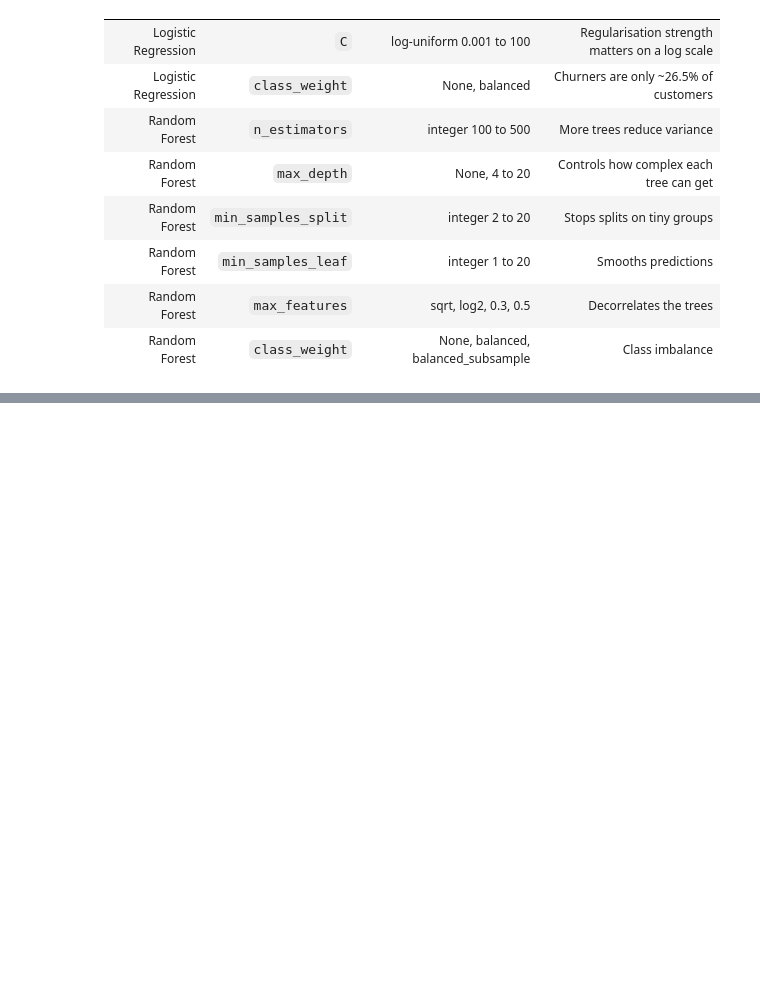
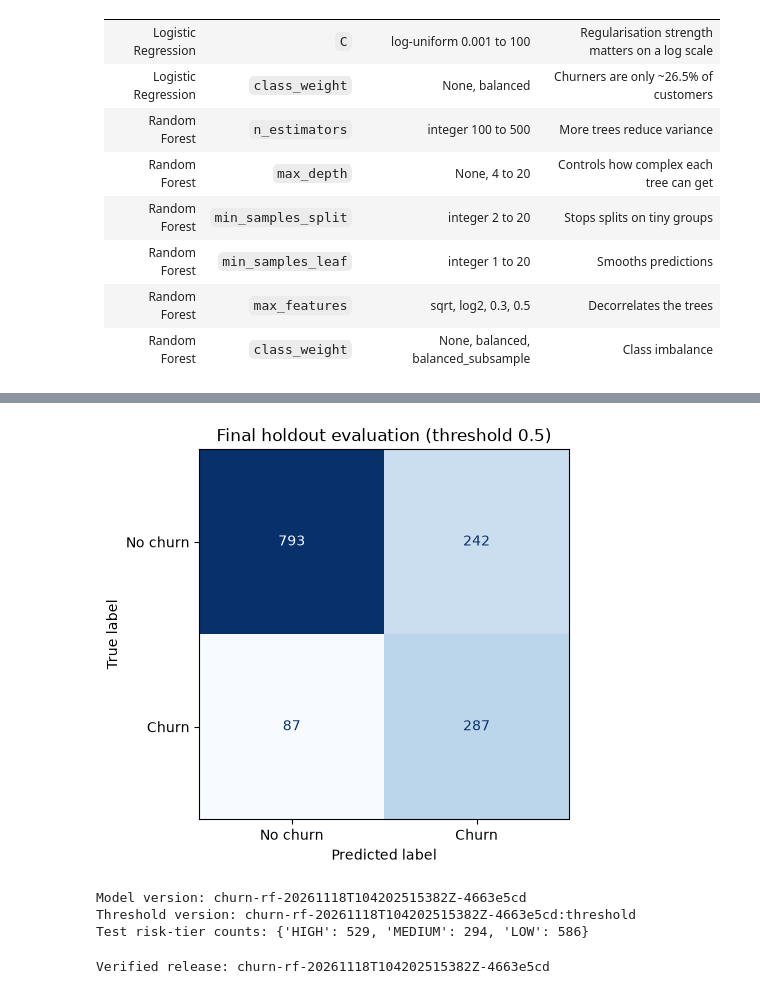
Before and after one commit to ManojLamani/Auto-Tuned-Churn-API, a Jupyter notebook: notebooks/01_dataset_preparation.ipynb, the cells around one changed output, grey strips where cells are left out. Saved outputs shown, nothing was run; the diff lists cells and outputs as text; code cells hidden in the pictures; blank space fills up the shorter version.

```diff
--- a/notebooks/01_dataset_preparation.ipynb
+++ b/notebooks/01_dataset_preparation.ipynb
@@ -469,0 +561,21 @@ final_pred = (final_proba >= THRESHOLD).astype(int)
+# %%
+from sklearn.metrics import ConfusionMatrixDisplay
+ConfusionMatrixDisplay(np.array(metadata["metrics"]["test"]["confusion_matrix"]),
+                       display_labels=["No churn", "Churn"]).plot(cmap="Blues", colorbar=False)
+plt.title(f"Final holdout evaluation (threshold {metadata['threshold']})")
+plt.show()
+print("Model version:", metadata["model_version"])
+print("Threshold version:", metadata["threshold_version"])
+print("Test risk-tier counts:", metadata["metrics"]["test_risk_tiers"])
+# %% [output]
+[figure, added]
+Model version: churn-rf-20261118T104202515382Z-4663e5cd
+Threshold version: churn-rf-20261118T104202515382Z-4663e5cd:threshold
+Test risk-tier counts: {'HIGH': 529, 'MEDIUM': 294, 'LOW': 586}
+# %%
+from training.validate_artifact import check
+problems = check()
+assert not problems, problems
+print("Verified release:", metadata["model_version"])
+# %% [output]
+Verified release: churn-rf-20261118T104202515382Z-4663e5cd
```
Also changed, not shown: parts of 18 cells of this notebook, 4 other files.
